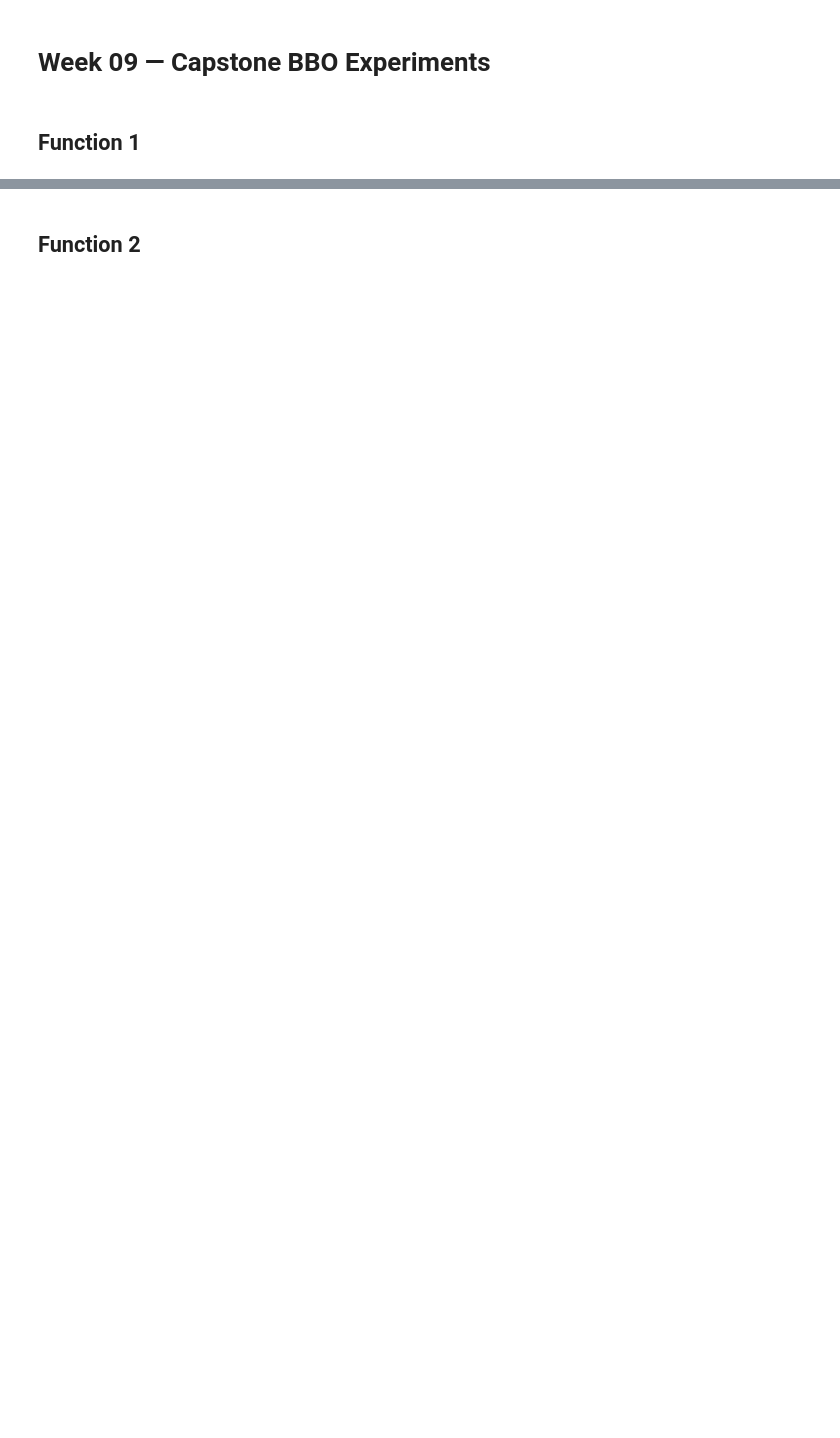
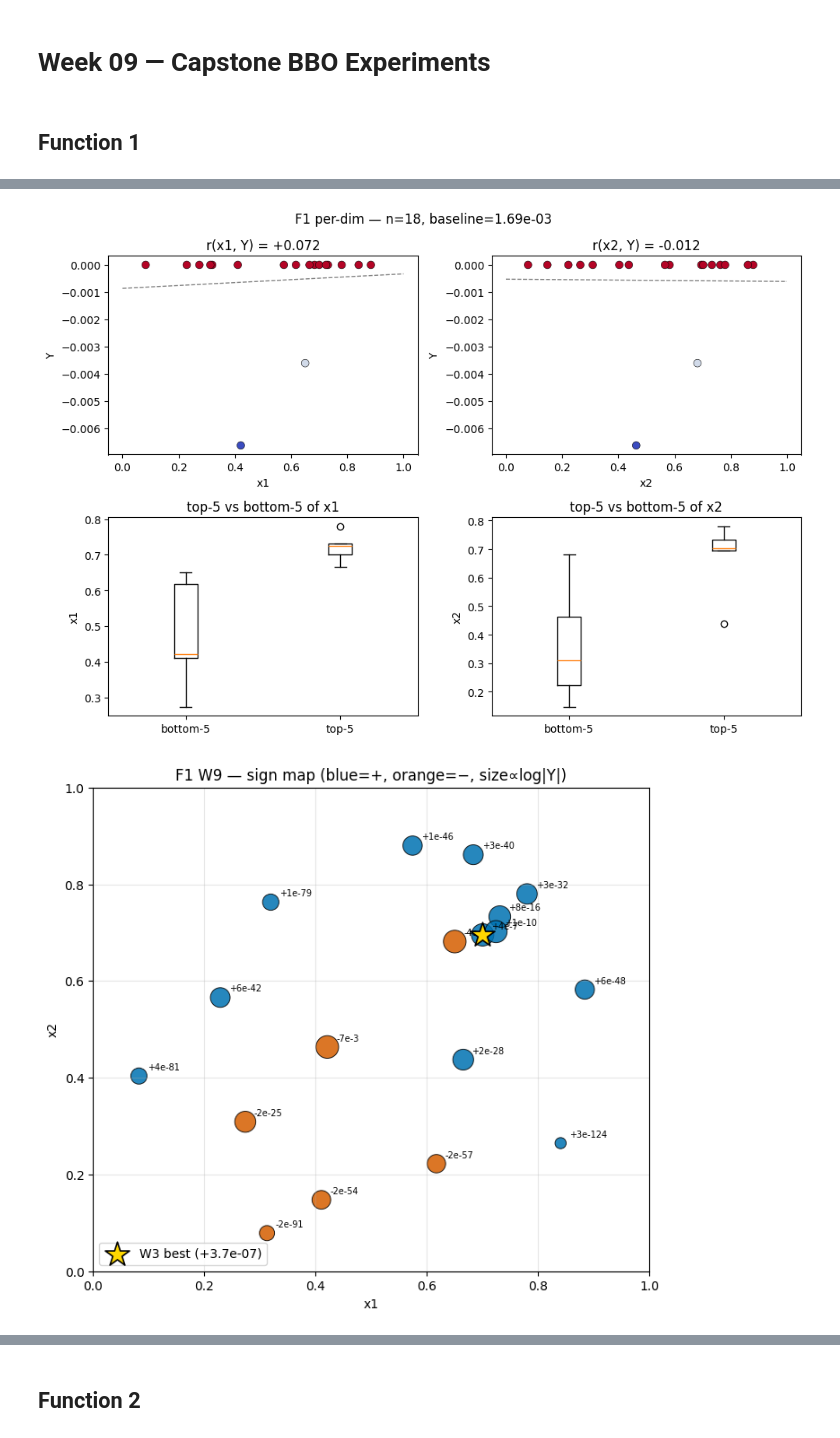
Before and after one commit to martinijfb/capstone_project_AI_ML, a Jupyter notebook: notebooks/week_09.ipynb, the cells around one changed output, grey strips where cells are left out. Cells and saved outputs as stored; diff of their text form; code cells hidden in the pictures; blank space fills up the shorter version.

```diff
--- a/notebooks/week_09.ipynb
+++ b/notebooks/week_09.ipynb
@@ -46,0 +81,38 @@ next_query_1 = None  # Replace with your chosen point
+# %%
+# Cell B — F1 per-dim + 2D scatter + sign-aware map
+import matplotlib.pyplot as plt
+from scipy.spatial.distance import cdist
+import os
+os.makedirs('../plots/week_09', exist_ok=True)
+
+# B1: per-dim scatter + boxplots
+fig, axes = plt.subplots(2, 2, figsize=(10, 7))
+for i in range(2):
+    axes[0, i].scatter(X[:, i], Y, c=Y, cmap='coolwarm', s=50, edgecolors='k', linewidths=0.4)
+    z = np.polyfit(X[:, i], Y, 1); xs = np.linspace(0, 1, 50)
+    axes[0, i].plot(xs, np.polyval(z, xs), 'k--', lw=1, alpha=0.5)
+    r = np.corrcoef(X[:, i], Y)[0, 1]
+    axes[0, i].set(xlabel=f'x{i+1}', ylabel='Y', title=f'r(x{i+1}, Y) = {r:+.3f}')
+top5 = np.argsort(Y)[-5:]; bot5 = np.argsort(Y)[:5]
+for i in range(2):
+    axes[1, i].boxplot([X[bot5, i], X[top5, i]], labels=['bottom-5', 'top-5'])
+    axes[1, i].set(ylabel=f'x{i+1}', title=f'top-5 vs bottom-5 of x{i+1}')
+plt.suptitle(f'F1 per-dim — n={len(Y)}, baseline={baseline:.2e}')
+plt.tight_layout(); plt.savefig('../plots/week_09/function_1_per_dim.png', dpi=110, bbox_inches='tight'); plt.show()
+
+# B2: sign-aware 2D map (size by log|Y|, colour by sign)
+fig, ax = plt.subplots(1, 1, figsize=(8, 7))
+mag = np.log10(np.abs(Y) + 1e-200)
+sizes = 80 + 250 * (mag - mag.min()) / (mag.max() - mag.min() + 1e-12)
+colors_pn = np.where(Y > 0, COLORS[0], COLORS[1])
+ax.scatter(X[:, 0], X[:, 1], c=colors_pn, s=sizes, edgecolors='k', linewidths=0.7, alpha=0.85)
+for i, (xi, yi) in enumerate(X):
+    ax.annotate(f'{Y[i]:+.0e}'.replace('e+0','e+').replace('e-0','e-'), (xi, yi), xytext=(7, 5), textcoords='offset points', fontsize=7)
+i_best = int(Y.argmax())
+ax.scatter([X[i_best,0]], [X[i_best,1]], marker='*', s=420, facecolor='gold', edgecolor='black', linewidths=1.2, zorder=5, label=f'W3 best (+{Y.max():.1e})')
+ax.set(xlim=(0,1), ylim=(0,1), xlabel='x1', ylabel='x2', title='F1 W9 — sign map (blue=+, orange=−, size∝log|Y|)')
+ax.legend(loc='lower left'); ax.grid(alpha=0.3)
+plt.savefig('../plots/week_09/function_1_2d_scatter.png', dpi=110, bbox_inches='tight'); plt.show()
+# %% [output]
+[figure, added]
+[figure, added]
```
Also changed, not shown: parts of 68 cells of this notebook, 21 other files.
